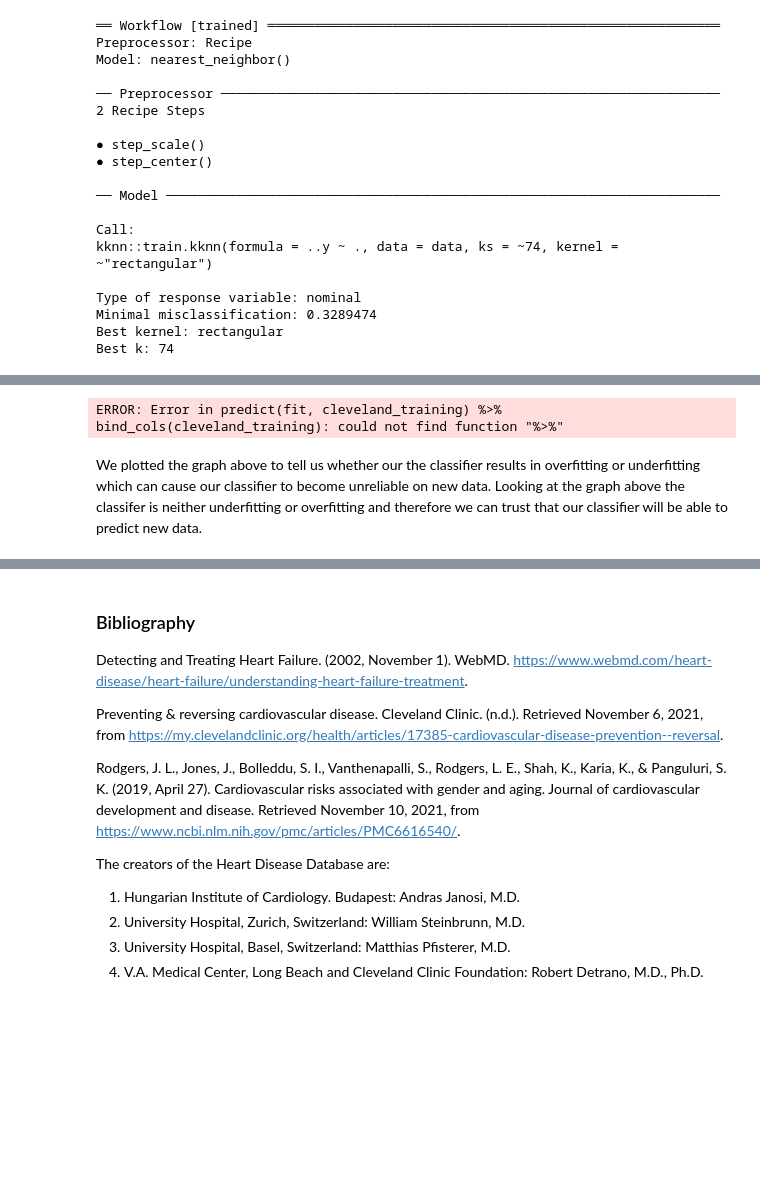
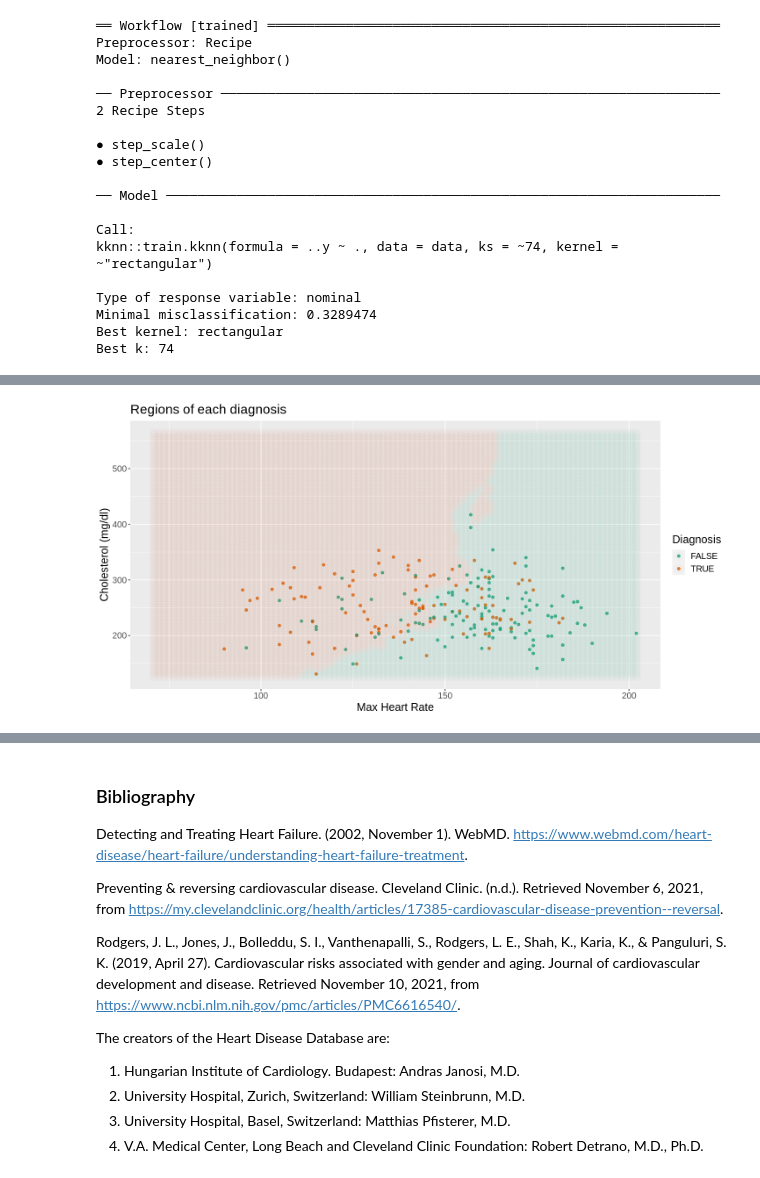
Before and after one commit to Agamchawla/group-29-project, a Jupyter notebook: group_29_project_report.ipynb, the cells around one changed output, grey strips where cells are left out. Saved outputs shown, nothing was run; the diff lists cells and outputs as text; code cells hidden in the pictures; blank space fills up the shorter version.

```diff
--- a/group_29_project_report.ipynb
+++ b/group_29_project_report.ipynb
@@ -390,4 +381,15 @@ Great, we have a working model now!
 # %%
+set.seed(1)
+
+knn_spec <- nearest_neighbor(weight_func = "rectangular", neighbors = 74) %>%
+    set_engine("kknn") %>%
+    set_mode("classification")
+
+fit <- workflow() %>%
+    add_recipe(cleveland_recipe) %>%
+    add_model(knn_spec) %>%
+    fit(data = cleveland_training)
+
 train_predictions <- predict(fit, cleveland_training) %>%
     bind_cols(cleveland_training)
 
@@ -399,33 +401,31 @@ chol_grid <- seq(min(cleveland_clean$chol),
                 max(cleveland_clean$chol),
                 length.out = 100)
 
 asgrid <- as_tibble(expand.grid(thalach = thalach_grid,
                                 chol = chol_grid))
 
 knnPredGrid <- predict(fit, asgrid)
 
 prediction_table <- bind_cols(knnPredGrid, asgrid) %>%
                     rename(diag = .pred_class)
 
 
 plot_results <- ggplot() +
                 geom_point(data = train_predictions,
                 mapping = aes(x = thalach, y = chol, color = diag),
                 alpha = 0.75) +
                 geom_point(data = prediction_table,
                            mapping = aes(x = thalach,
                            y = chol,
                            color = diag),
                            alpha = 0.02,
                            size = 5) +
                 labs(x = "Max Heart Rate", y = "Cholesterol (mg/dl)",
                      color = "Diagnosis",
                      title = "Regions of each diagnosis") +
                 scale_color_brewer(palette = "Dark2") +
                 theme(text = element_text(size = 15))
 
 plot_results
 # %% [output]
-ERROR: Error in predict(fit, cleveland_training) %>% bind_cols(cleveland_training): could not find function "%>%"
+[figure, added]
-# %% [markdown]
-We plotted the graph above to tell us whether our the classifier results in overfitting or underfitting which can cause our classifier to become unreliable on new data. Looking at the graph above the classifer is neither underfitting or overfitting and therefore we can trust that our classifier will be able to predict new data.
```
Also changed, not shown: parts of 27 cells of this notebook.
